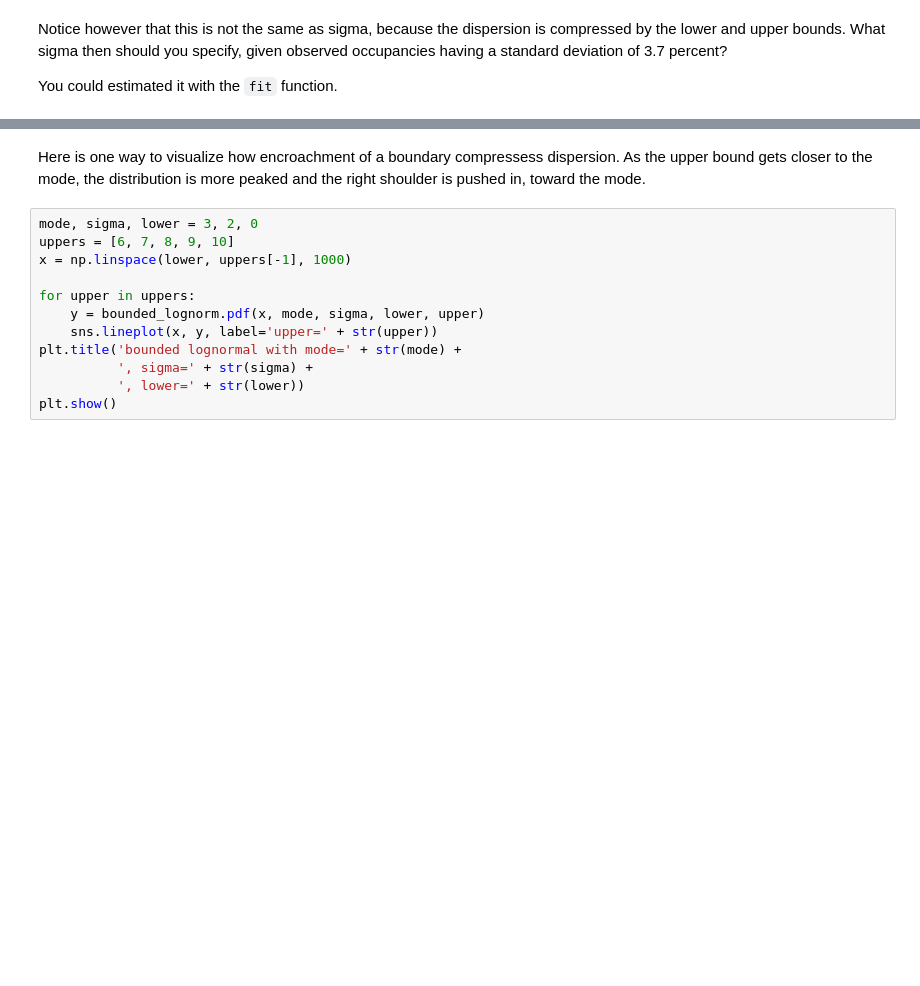
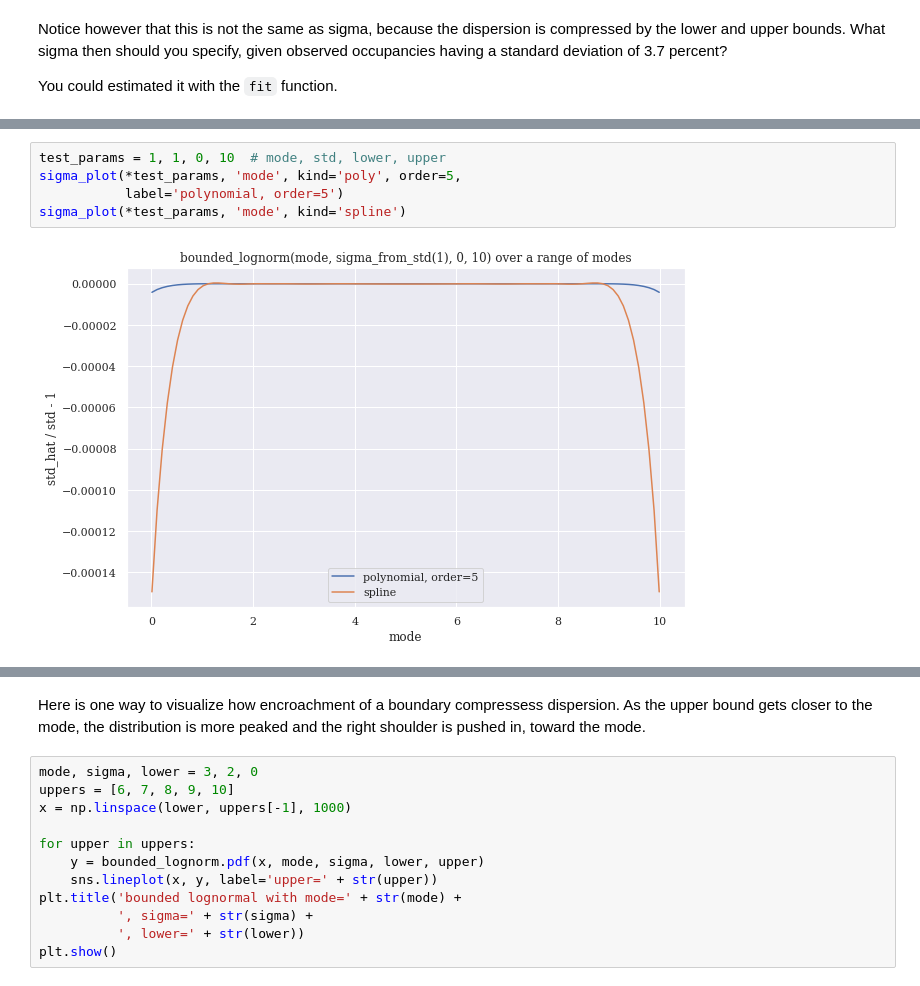
Before and after one commit to tedteske/bounded_lognorm, a Jupyter notebook: bounded_lognorm.ipynb, the cells around one changed output, grey strips where cells are left out. Saved outputs shown, nothing was run; the diff lists cells and outputs as text; blank space fills up the shorter version.

```diff
--- a/bounded_lognorm.ipynb
+++ b/bounded_lognorm.ipynb
@@ -1497,0 +1582,7 @@ array([3.70000649])
+# %%
+test_params = 1, 1, 0, 10  # mode, std, lower, upper
+sigma_plot(*test_params, 'mode', kind='poly', order=5,
+           label='polynomial, order=5')
+sigma_plot(*test_params, 'mode', kind='spline')
+# %% [output]
+[figure, added]
```
Also changed, not shown: parts of 60 cells of this notebook.
